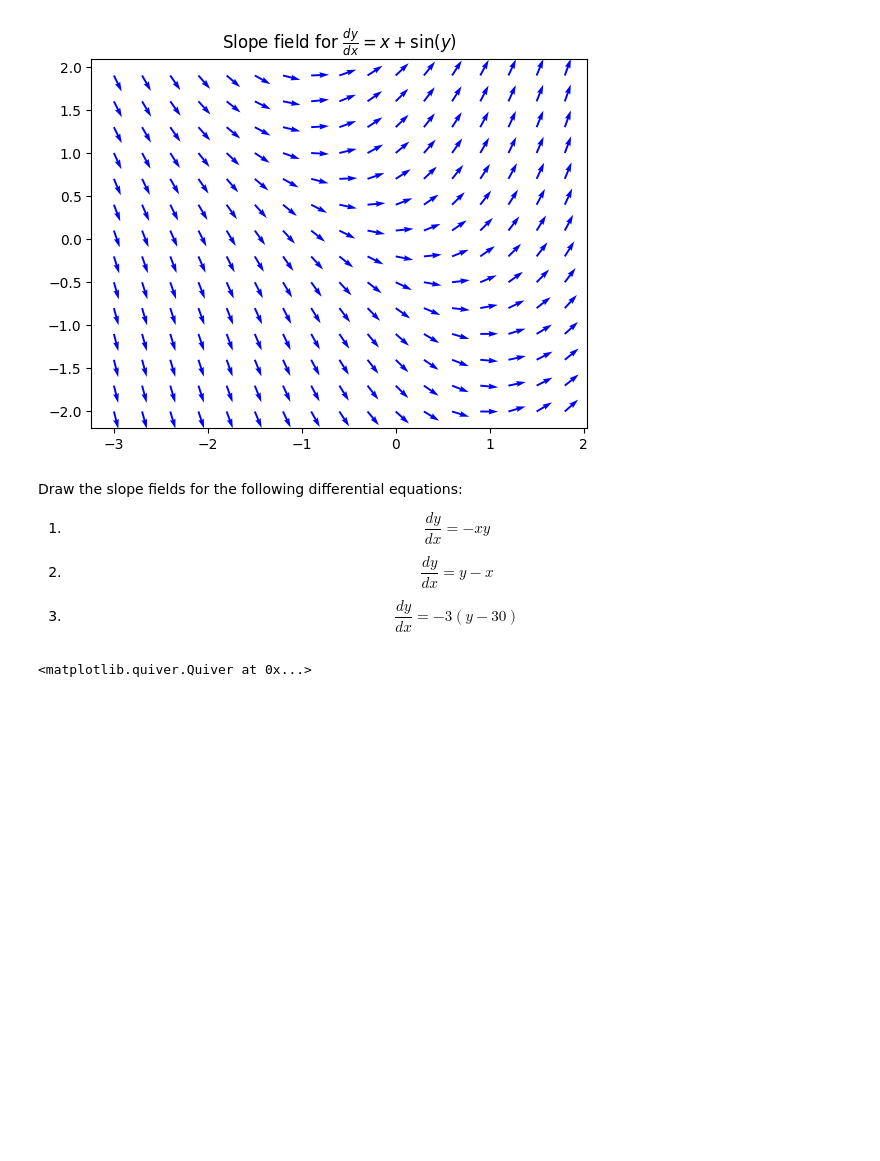
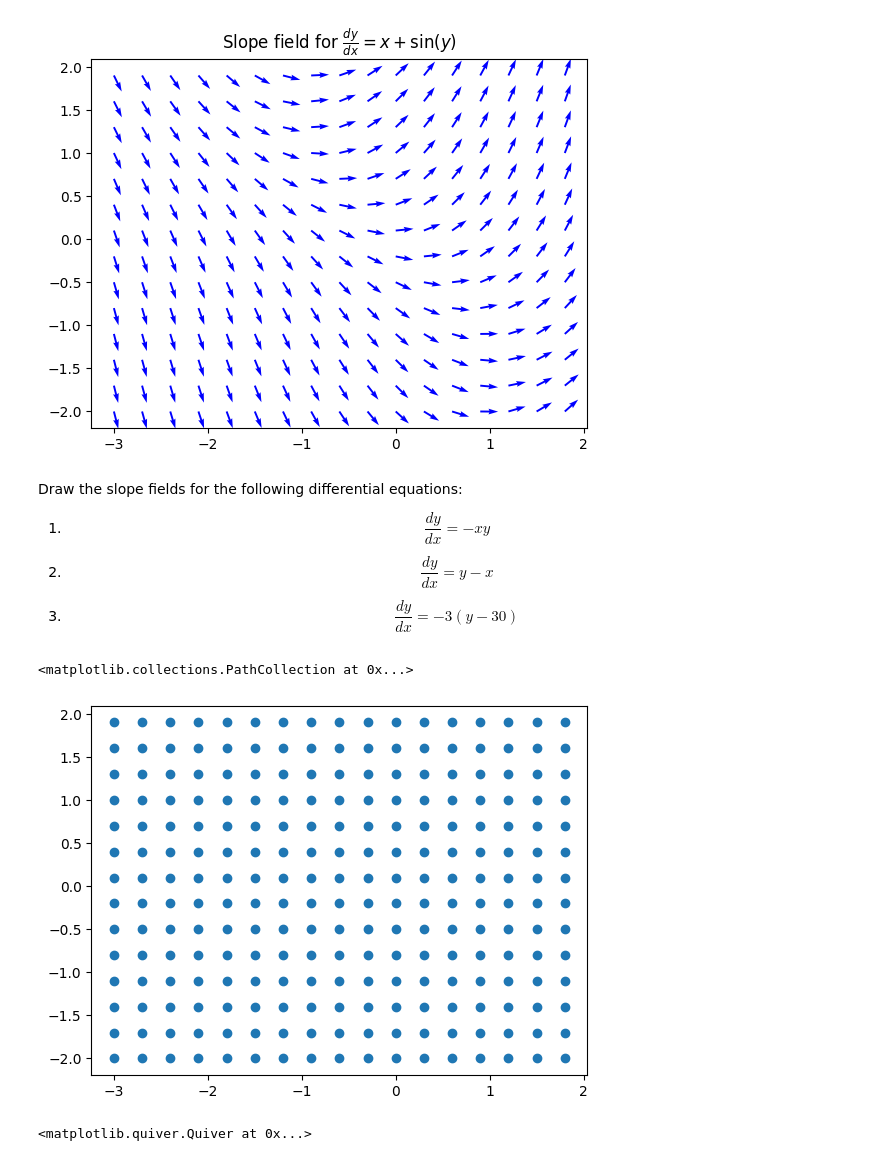
Before and after one commit to josepeon/calculus_parsons, a Jupyter notebook: intro_differential_equations.ipynb, the cells around one changed output. Saved outputs shown, nothing was run; the diff lists cells and outputs as text; code cells hidden in the pictures; blank space fills up the shorter version.

```diff
--- a/intro_differential_equations.ipynb
+++ b/intro_differential_equations.ipynb
@@ -129,3 +132,8 @@ X, Y = np.meshgrid(x, y)
+# %%
+plt.scatter(X,Y)
+# %% [output]
+<matplotlib.collections.PathCollection at 0x...>
+[figure, added]
 # %%
 dy = -3*(Y - 30)
 dx = np.ones(dy.shape)
```
Also changed, not shown: parts of 1 cell of this notebook.
